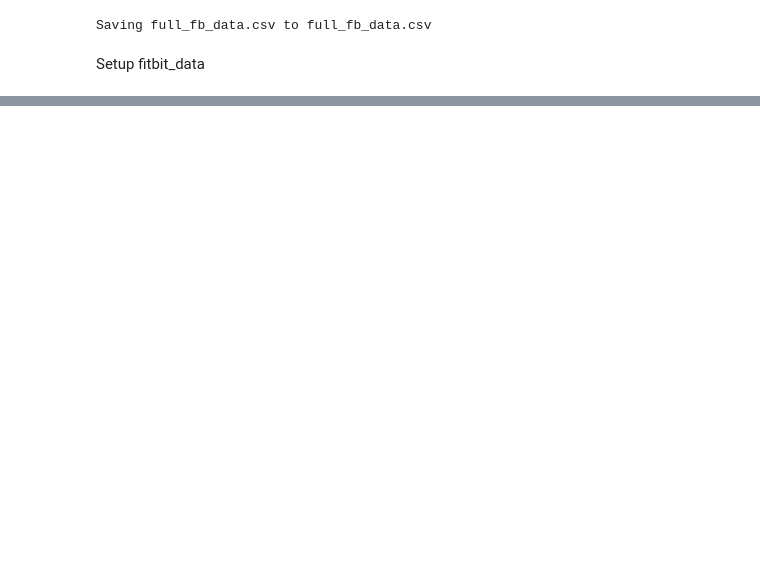
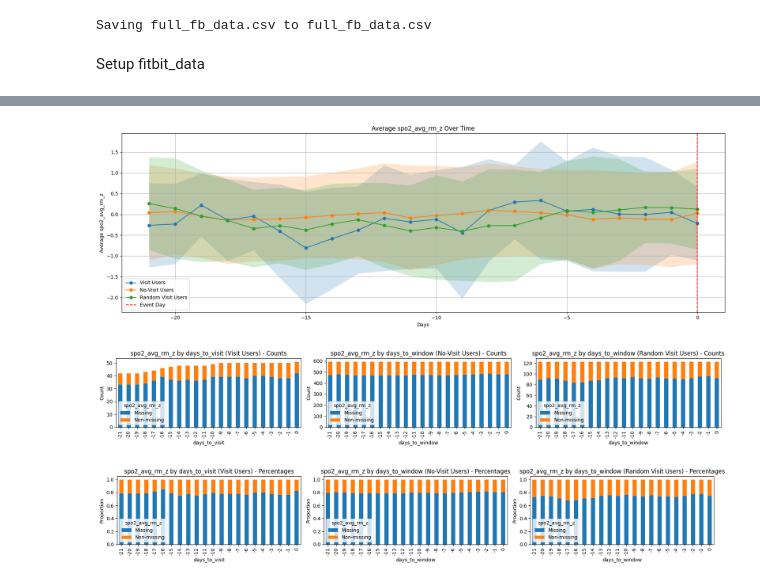
Before and after one commit to jhdaws/mhealth_classification, a Jupyter notebook: data_exploration/rolling_mean.ipynb, the cells around one changed output, grey strips where cells are left out. Drawn from its saved outputs; the diff is of its cells as text; code cells hidden in the pictures; blank space fills up the shorter version.

```diff
--- a/data_exploration/rolling_mean.ipynb
+++ b/data_exploration/rolling_mean.ipynb
@@ -79,0 +448,6 @@ no_visit_df = full_fb_data[full_fb_data['has_visit'] == 0]
+# %%
+plot_feature_comparison_3(visit_3wk, no_visit_3wk, random_visit_3wk, 'spo2_avg_rm_z', bin_continuous=True)
+# %% [output]
+[figure, added]
+[figure, added]
+[figure, added]
```
Also changed, not shown: parts of 20 cells of this notebook.
